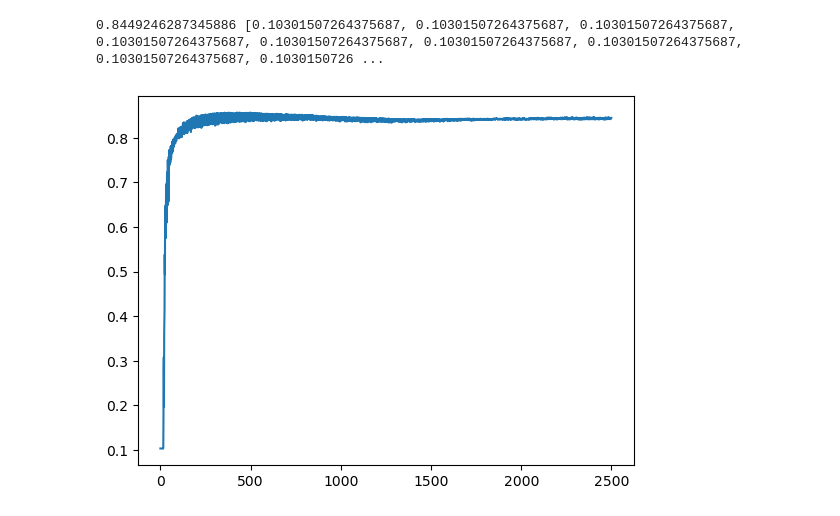
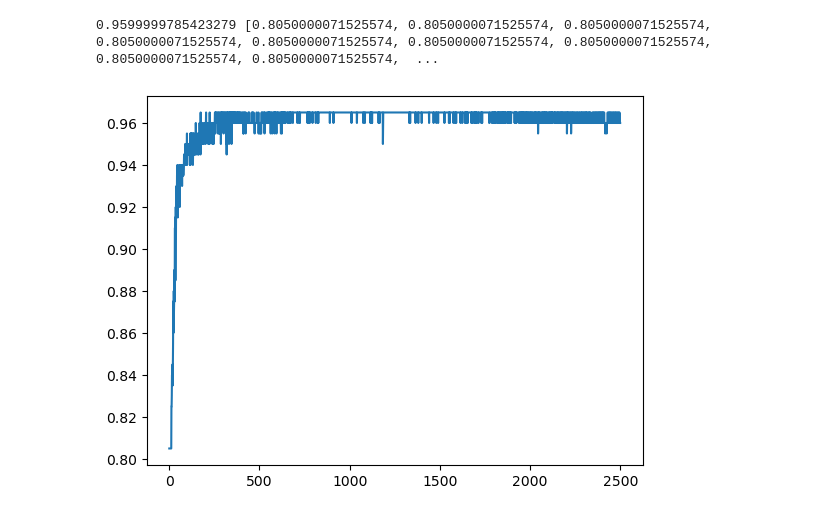
Before and after one commit to Haifeng-Dai/hybrid_fed, a Jupyter notebook: plot.ipynb, the cells around one changed output. Drawn from its saved outputs; the diff is of its cells as text; code cells hidden in the pictures.

```diff
--- a/plot.ipynb
+++ b/plot.ipynb
@@ -14,8 +14,12 @@ plt.style.use('default')
 4: 服务器单独训练，使用公开数据 0.872
 '''
 
-file_path = './res/mnist_model_1_algo_2/alpha_0.5_T_6/server_commu_100_client_commu_5_client_train_5_batch_size_160_num_all_client_9_num_all_server_3_num_client_data_1200_num_public_data_50_proportion_0.8.pt'
-data = torch.load(file_path, map_location='cpu')
+data = {}
+for algo in [2, 3, 4]:
+    file_path = f'./res/mnist_model_1_algo_{algo}/alpha_0.5_T_6/server_commu_100_client_commu_5_client_train_5_batch_size_160_num_all_client_9_num_all_server_3_num_client_data_1200_num_public_data_50_proportion_0.8.pt'
+    data[algo] = torch.load(file_path, map_location='cpu')
+
+legends = {2: 'algorithm 2', 3: 'algorithm 3', 4: 'algorithm 4'}
 
 print(data.keys())
 # %% [output]
@@ -35,13 +85,12 @@ plt.show()
 # %%
-client_acc = data['client_acc']
-# print(len(client_acc[0]))
-num_line = len(client_acc[0])
+train_acc = data['train_acc']
+num_line = len(train_acc[0])
 x = numpy.arange(num_line)
 i = 7
-y = numpy.array(client_acc[i])
+y = train_acc[i]
 plt.plot(x, y)
 print(y[-1], list(y))
 plt.show()
 # %% [output]
-0.8449246287345886 [0.10301507264375687, 0.10301507264375687, 0.10301507264375687, 0.10301507264375687, 0.10301507264375687, 0.10301507264375687, 0.10301507264375687, 0.10301507264375687, 0.1030150726 ...
+0.9599999785423279 [0.8050000071525574, 0.8050000071525574, 0.8050000071525574, 0.8050000071525574, 0.8050000071525574, 0.8050000071525574, 0.8050000071525574, 0.8050000071525574, 0.8050000071525574,  ...
-[figure, old version]
+[figure, new version]
```
Also changed, not shown: parts of 7 cells of this notebook, 8 other files.
